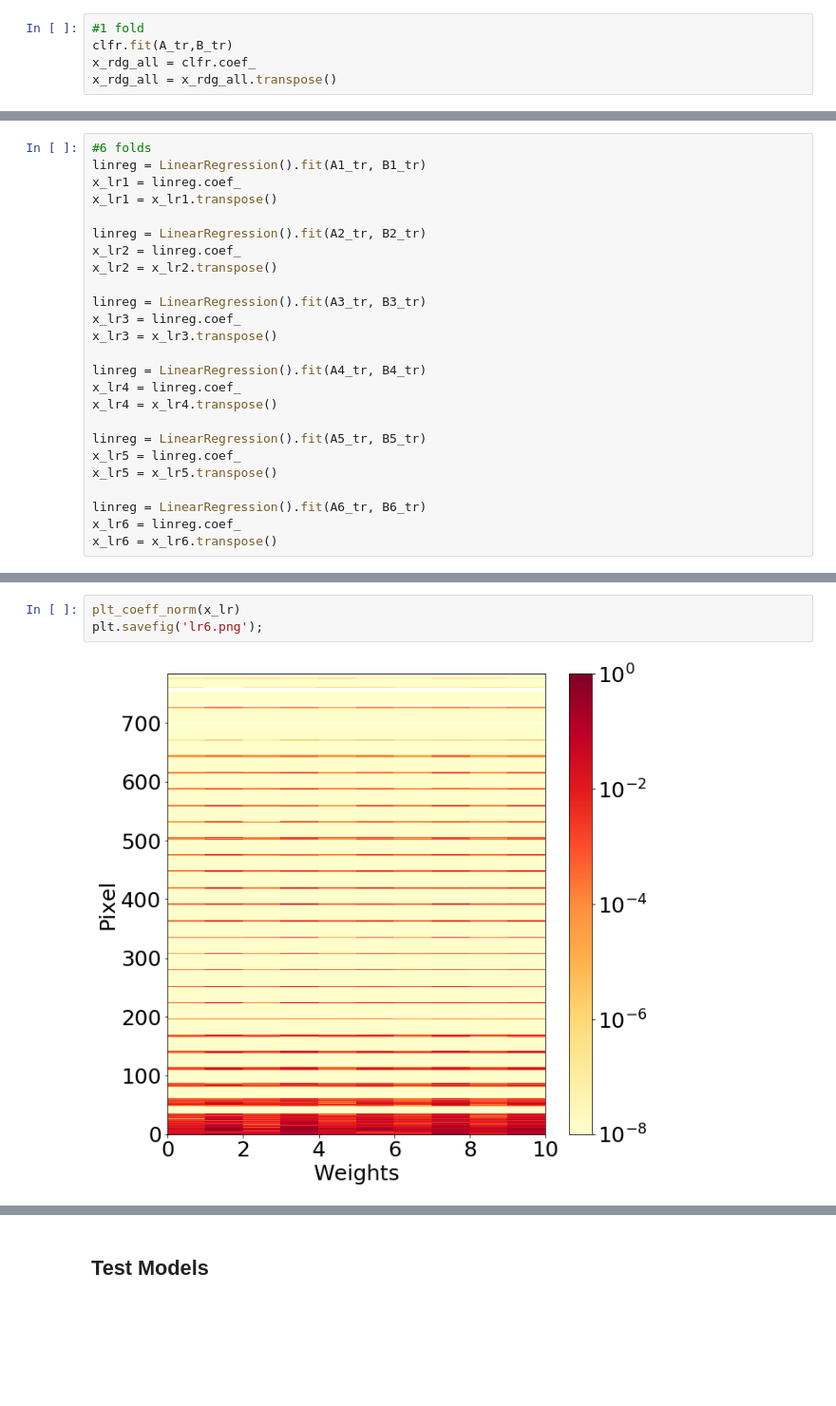
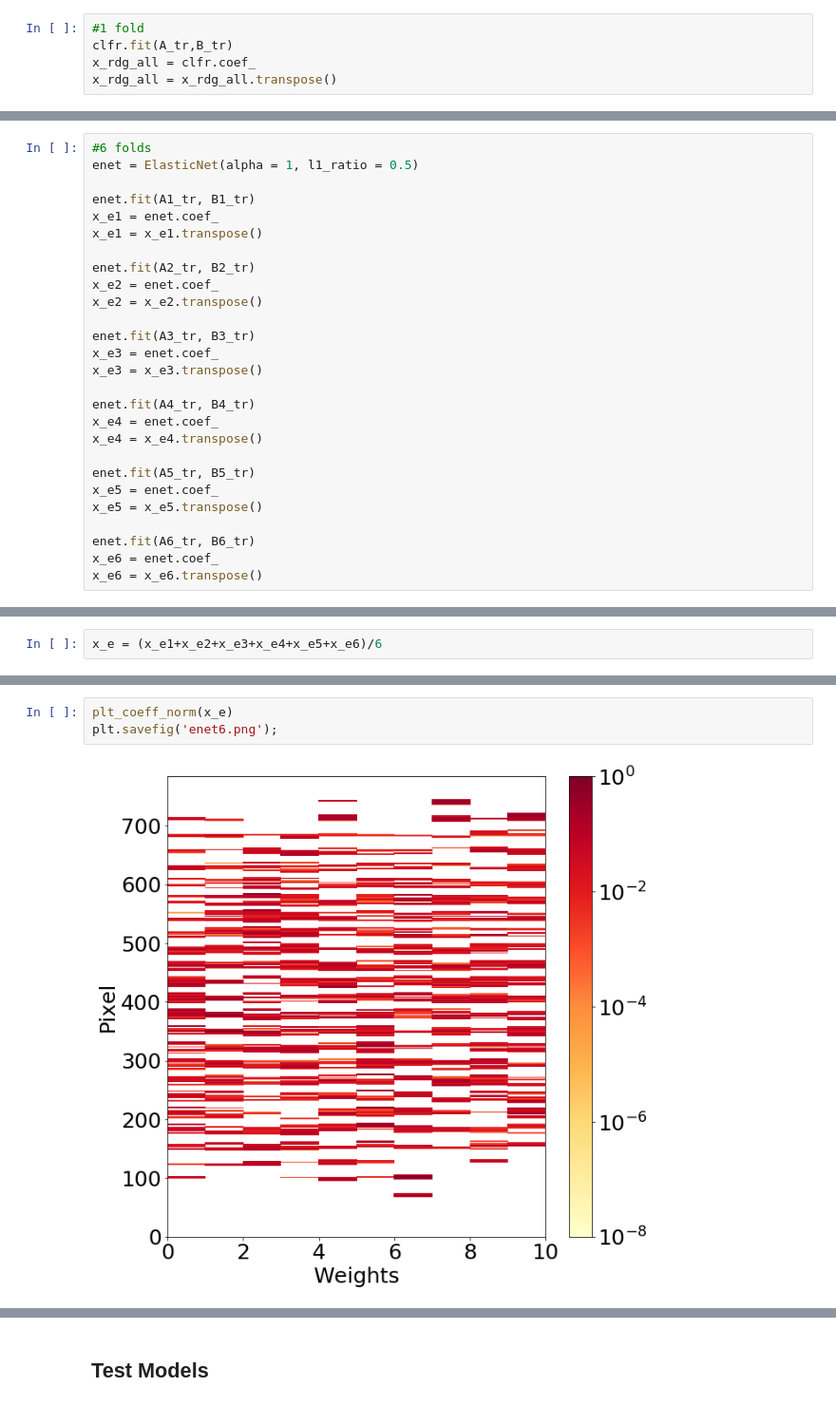
Before and after one commit to chrismhl/AMATH563, a Jupyter notebook: Homework1/AMATH563_Homework1_Code.ipynb, the cells around one changed output, grey strips where cells are left out. Shown at 95% size. Saved outputs shown, nothing was run; the diff lists cells and outputs as text; blank space fills up the shorter version.

```diff
--- a/Homework1/AMATH563_Homework1_Code.ipynb
+++ b/Homework1/AMATH563_Homework1_Code.ipynb
@@ -198,25 +198,27 @@ x_rdg_all = x_rdg_all.transpose()
 # %%
 #6 folds
-linreg = LinearRegression().fit(A1_tr, B1_tr)
-x_lr1 = linreg.coef_
-x_lr1 = x_lr1.transpose()
+enet = ElasticNet(alpha = 1, l1_ratio = 0.5)
 
-linreg = LinearRegression().fit(A2_tr, B2_tr)
-x_lr2 = linreg.coef_
-x_lr2 = x_lr2.transpose()
+enet.fit(A1_tr, B1_tr)
+x_e1 = enet.coef_
+x_e1 = x_e1.transpose()
 
-linreg = LinearRegression().fit(A3_tr, B3_tr)
-x_lr3 = linreg.coef_
-x_lr3 = x_lr3.transpose()
+enet.fit(A2_tr, B2_tr)
+x_e2 = enet.coef_
+x_e2 = x_e2.transpose()
 
-linreg = LinearRegression().fit(A4_tr, B4_tr)
-x_lr4 = linreg.coef_
-x_lr4 = x_lr4.transpose()
+enet.fit(A3_tr, B3_tr)
+x_e3 = enet.coef_
+x_e3 = x_e3.transpose()
 
-linreg = LinearRegression().fit(A5_tr, B5_tr)
-x_lr5 = linreg.coef_
-x_lr5 = x_lr5.transpose()
+enet.fit(A4_tr, B4_tr)
+x_e4 = enet.coef_
+x_e4 = x_e4.transpose()
 
-linreg = LinearRegression().fit(A6_tr, B6_tr)
-x_lr6 = linreg.coef_
-x_lr6 = x_lr6.transpose()
+enet.fit(A5_tr, B5_tr)
+x_e5 = enet.coef_
+x_e5 = x_e5.transpose()
+
+enet.fit(A6_tr, B6_tr)
+x_e6 = enet.coef_
+x_e6 = x_e6.transpose()
@@ -225 +225,3 @@ x_lr = (x_lr1+x_lr2+x_lr3+x_lr4+x_lr5+x_lr6)/6
+# %%
+x_e = (x_e1+x_e2+x_e3+x_e4+x_e5+x_e6)/6
 # %%
@@ -229,6 +231,6 @@ np.count_nonzero(x_lr)
 # %%
-plt_coeff_norm(x_lr)
-plt.savefig('lr6.png');
+plt_coeff_norm(x_e)
+plt.savefig('enet6.png');
 # %% [output]
-[figure, old version]
+[figure, new version]
 # %%
```
Also changed, not shown: parts of 17 cells of this notebook.
